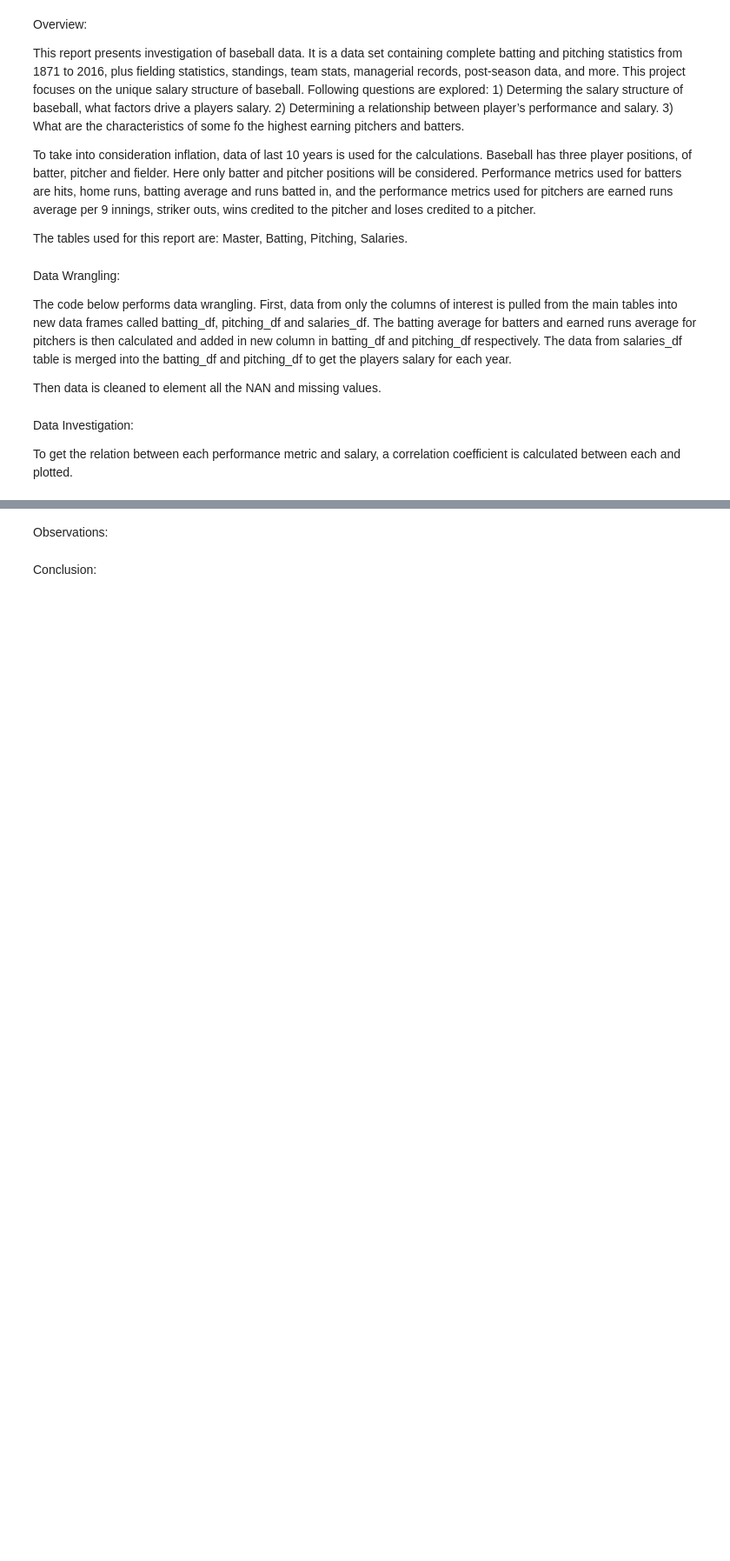
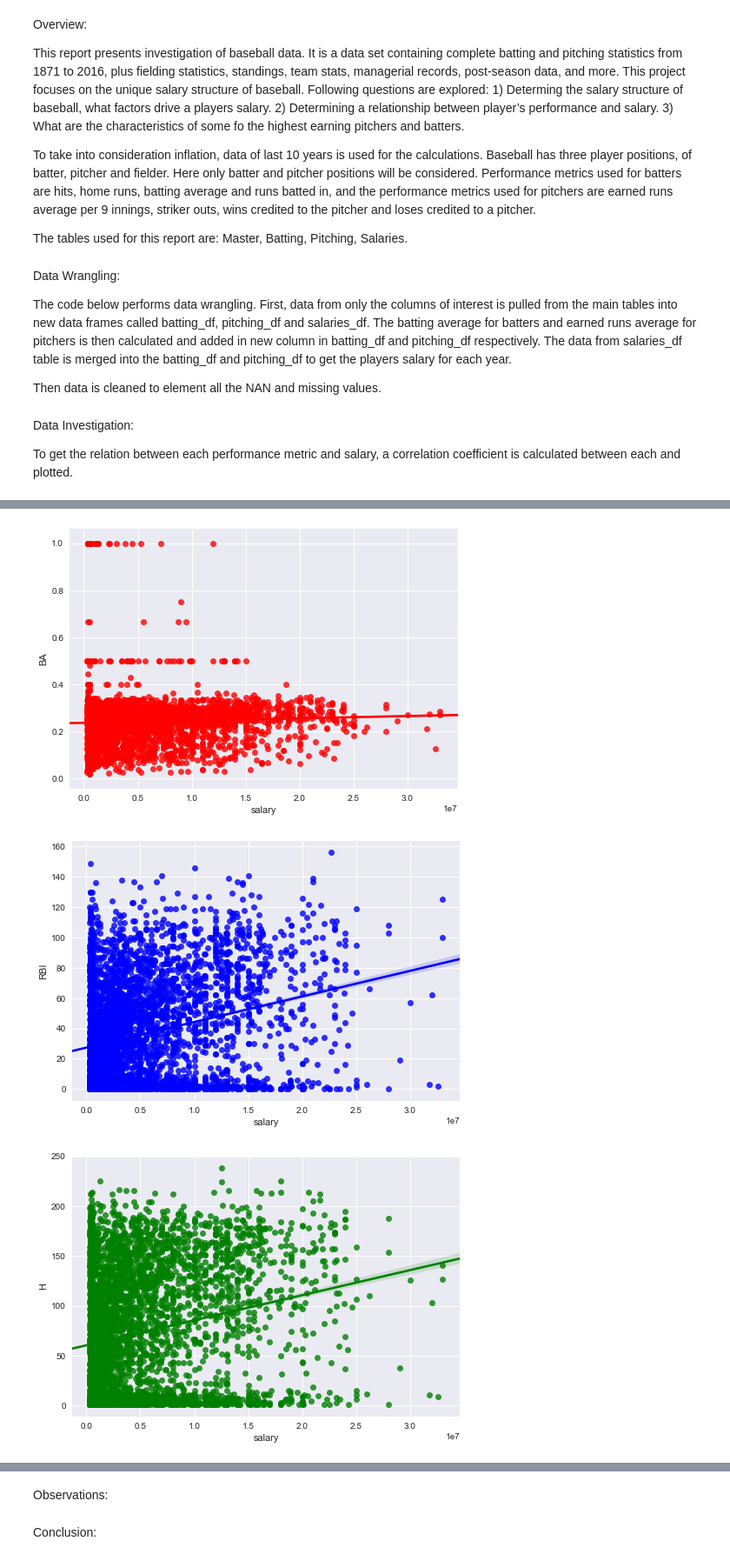
Before and after one commit to maitrayeerb/Baseball-Analysis, a Jupyter notebook: Baseball_Analysis.ipynb, the cells around one changed output, grey strips where cells are left out. Shown at 87% size. Drawn from its saved outputs; the diff is of its cells as text; code cells hidden in the pictures; blank space fills up the shorter version.

Commit message:
Regression plots

```diff
--- a/Baseball_Analysis.ipynb
+++ b/Baseball_Analysis.ipynb
@@ -103,0 +69,18 @@ batting_corr.plot.scatter(x='H', y='salary');
+# %%
+#shrinking data frame and choosing only players with grater than 0$ salary.
+
+colBC = ['H','HR','BA','RBI','salary']
+
+batting_corr = pd.DataFrame(batting_sal.loc[(batting_sal['salary']!=0) & (batting_sal['BA']!=0)], columns=colBC)
+sns.regplot(x=batting_corr.salary, y=batting_corr.BA, color="r", ci=68)
+sns.plt.show()
+sns.regplot(x=batting_corr.salary, y=batting_corr.RBI, color="b", ci=68)
+sns.plt.show()
+sns.regplot(x=batting_corr.salary, y=batting_corr.H, color="g", ci=68)
+sns.plt.show()
+sns.regplot(x=batting_corr.salary, y=batting_corr.HR, color="y", ci=68)
+sns.plt.show()
+# %% [output]
+[figure, added]
+[figure, added]
+[figure, added]
```
Also changed, not shown: parts of 4 cells of this notebook.
